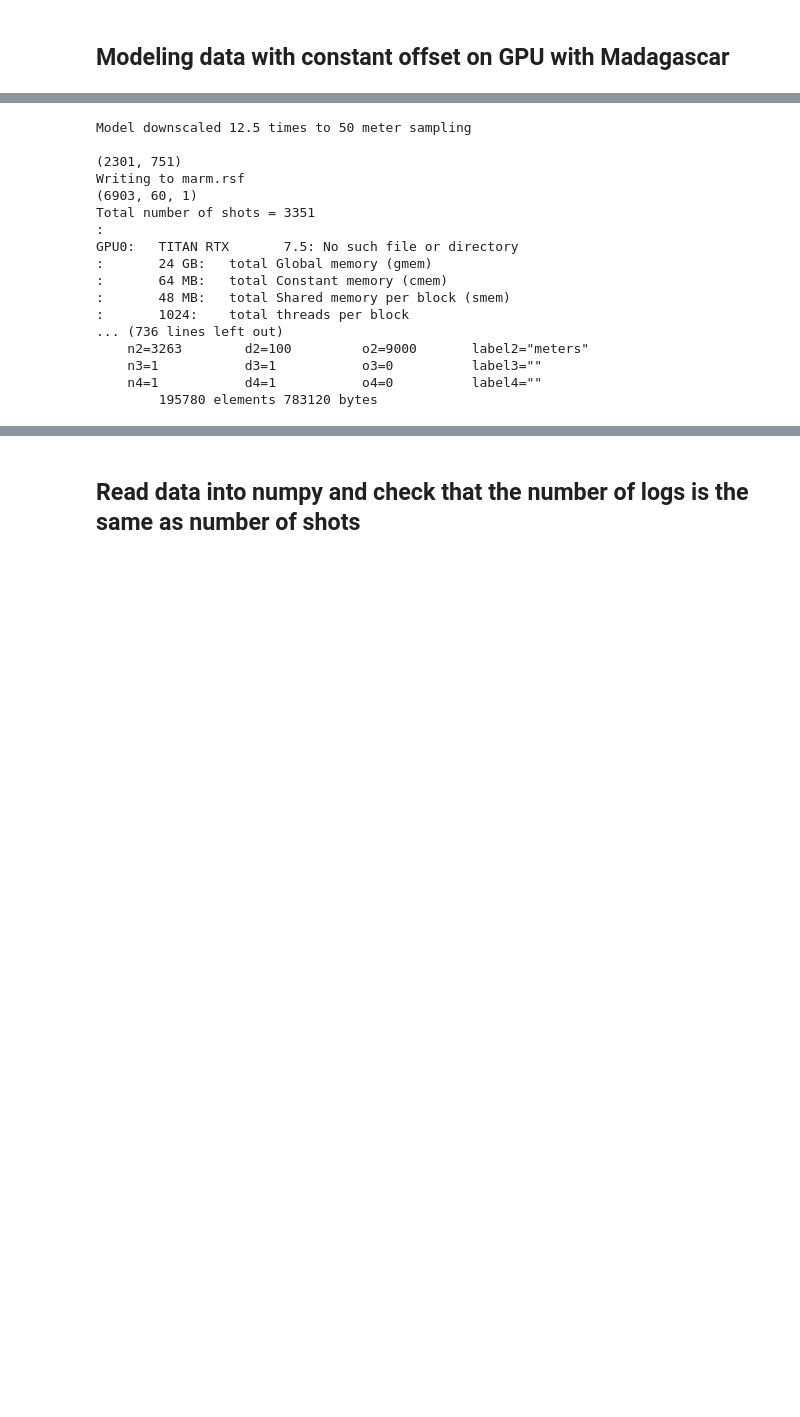
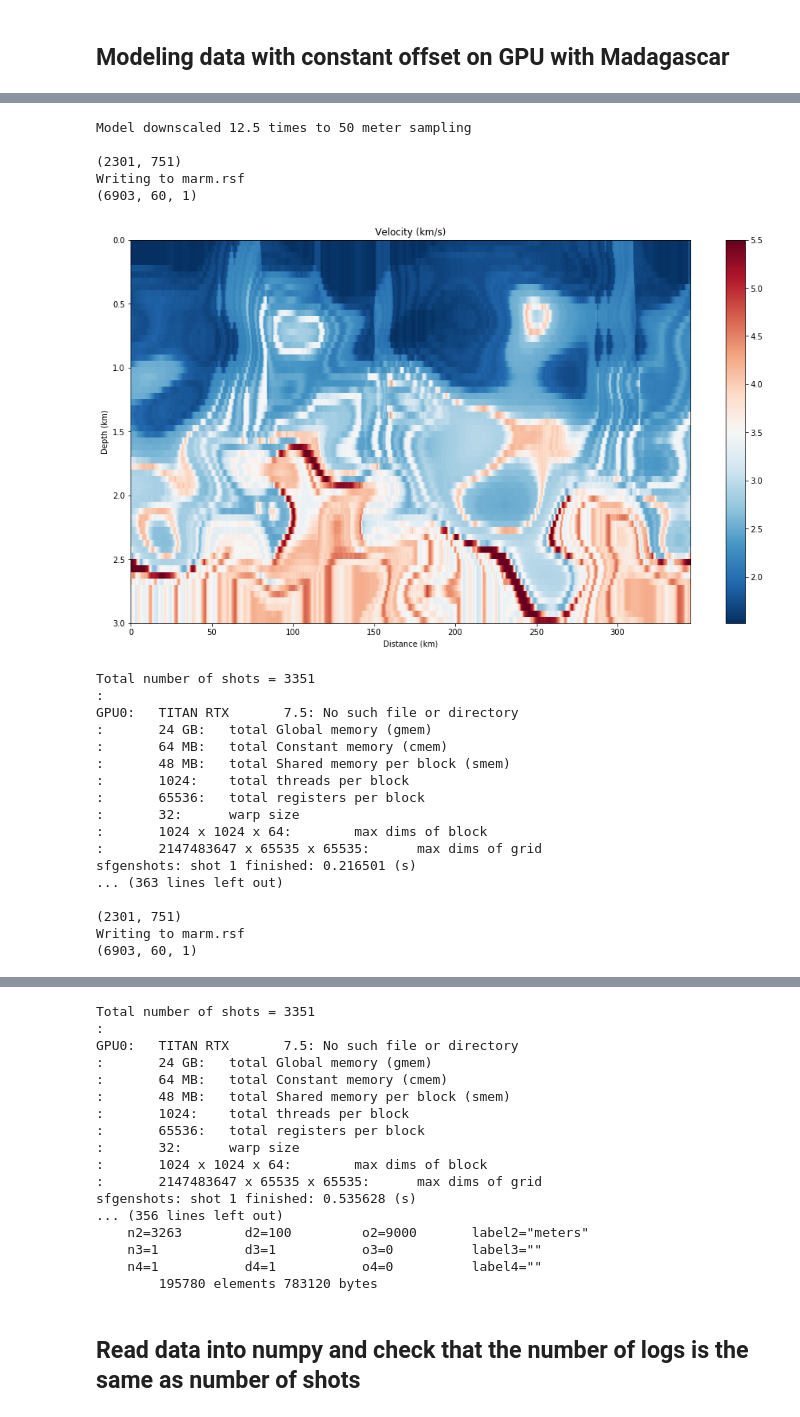
Before and after one commit to vkazei/deeplogs, a Jupyter notebook: data/velocity_logs_from_seismic.ipynb, the cells around one changed output, grey strips where cells are left out. Saved outputs shown, nothing was run; the diff lists cells and outputs as text; code cells hidden in the pictures; blank space fills up the shorter version.

```diff
--- a/data/velocity_logs_from_seismic.ipynb
+++ b/data/velocity_logs_from_seismic.ipynb
@@ -361,32 +369,39 @@ def generate_rsf_data(model_name="marm.rsf", central_freq=3, dt=dt,
 # %%
 # we can always append more data by setting add_data == True
 if generate_rsf_data_flag:
     for iShotBlock in range(2):
         vel=generate_model()
+        plt_nb_T(vel)
         generate_rsf_data()
         if (iShotBlock == 0) and (add_data == False):
             cmd(f"sfcp < shots_cmp.rsf > shots_cmp_full.rsf")
             cmd(f"sfcp < logs.rsf > logs_full.rsf")
         else:
             cmd(f"sfcat shots_cmp_full.rsf shots_cmp.rsf axis=3 > tmp.rsf")
             cmd(f"sfmv tmp.rsf shots_cmp_full.rsf")
             cmd(f"sfcat logs_full.rsf logs.rsf axis=2 > tmp.rsf")
             cmd(f"sfmv tmp.rsf logs_full.rsf")
 # %% [output]
 Model downscaled 12.5 times to 50 meter sampling
 
 (2301, 751)
 Writing to marm.rsf
 (6903, 60, 1)
-Total number of shots = 3351
-:
-GPU0:   TITAN RTX       7.5: No such file or directory
-:       24 GB:   total Global memory (gmem)
-:       64 MB:   total Constant memory (cmem)
-:       48 MB:   total Shared memory per block (smem)
-:       1024:    total threads per block
-... (736 lines left out)
-    n2=3263        d2=100         o2=9000       label2="meters"
-    n3=1           d3=1           o3=0          label3=""
-    n4=1           d4=1           o4=0          label4=""
-        195780 elements 783120 bytes
+[figure, added]
+Total number of shots = 3351
+:
+GPU0:   TITAN RTX       7.5: No such file or directory
+:       24 GB:   total Global memory (gmem)
+:       64 MB:   total Constant memory (cmem)
+:       48 MB:   total Shared memory per block (smem)
+:       1024:    total threads per block
+:       65536:   total registers per block
+:       32:      warp size
+:       1024 x 1024 x 64:        max dims of block
+:       2147483647 x 65535 x 65535:      max dims of grid
+sfgenshots: shot 1 finished: 0.216501 (s)
+... (363 lines left out)
+
+(2301, 751)
+Writing to marm.rsf
+(6903, 60, 1)
@@ -393,3 +409,20 @@ GPU0:   TITAN RTX       7.5: No such file or directory
+Total number of shots = 3351
+:
+GPU0:   TITAN RTX       7.5: No such file or directory
+:       24 GB:   total Global memory (gmem)
+:       64 MB:   total Constant memory (cmem)
+:       48 MB:   total Shared memory per block (smem)
+:       1024:    total threads per block
+:       65536:   total registers per block
+:       32:      warp size
+:       1024 x 1024 x 64:        max dims of block
+:       2147483647 x 65535 x 65535:      max dims of grid
+sfgenshots: shot 1 finished: 0.535628 (s)
+... (356 lines left out)
+    n2=3263        d2=100         o2=9000       label2="meters"
+    n3=1           d3=1           o3=0          label3=""
+    n4=1           d4=1           o4=0          label4=""
+        195780 elements 783120 bytes
 # %% [markdown]
 ## Read data into numpy and check that the number of logs is the same as number of shots
 # %%
```
Also changed, not shown: parts of 37 cells of this notebook.
